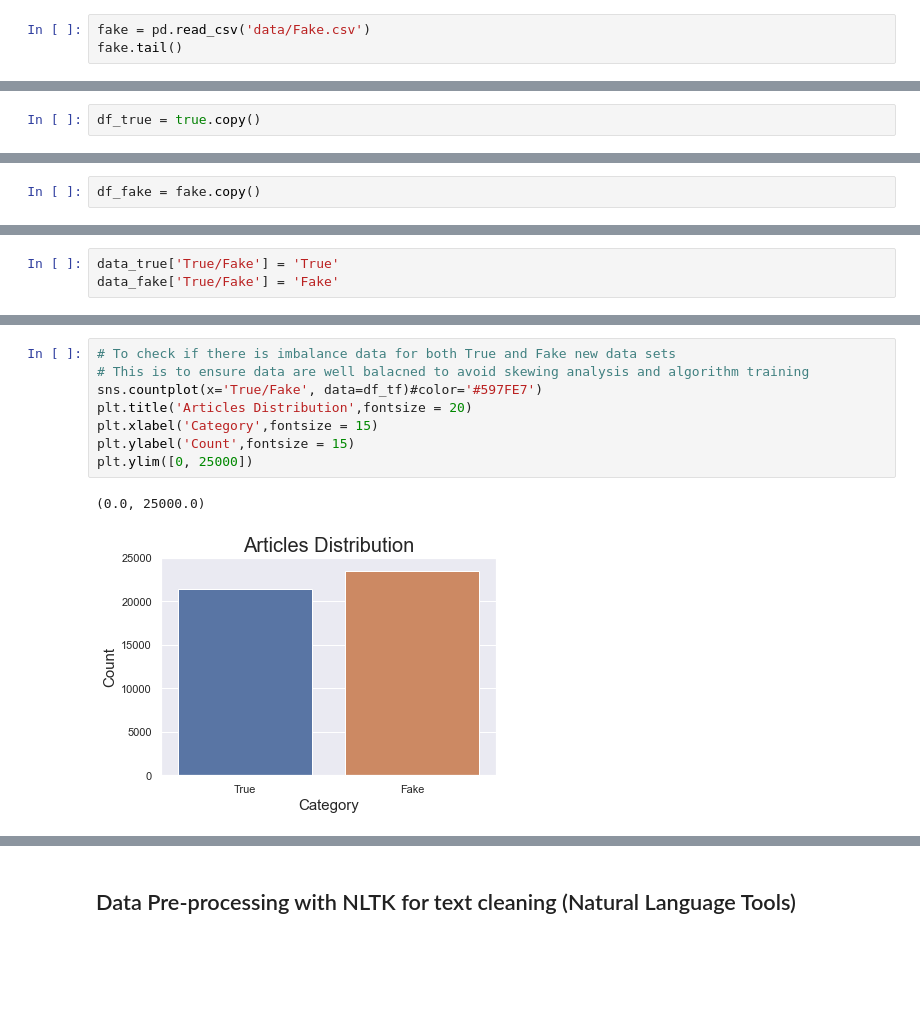
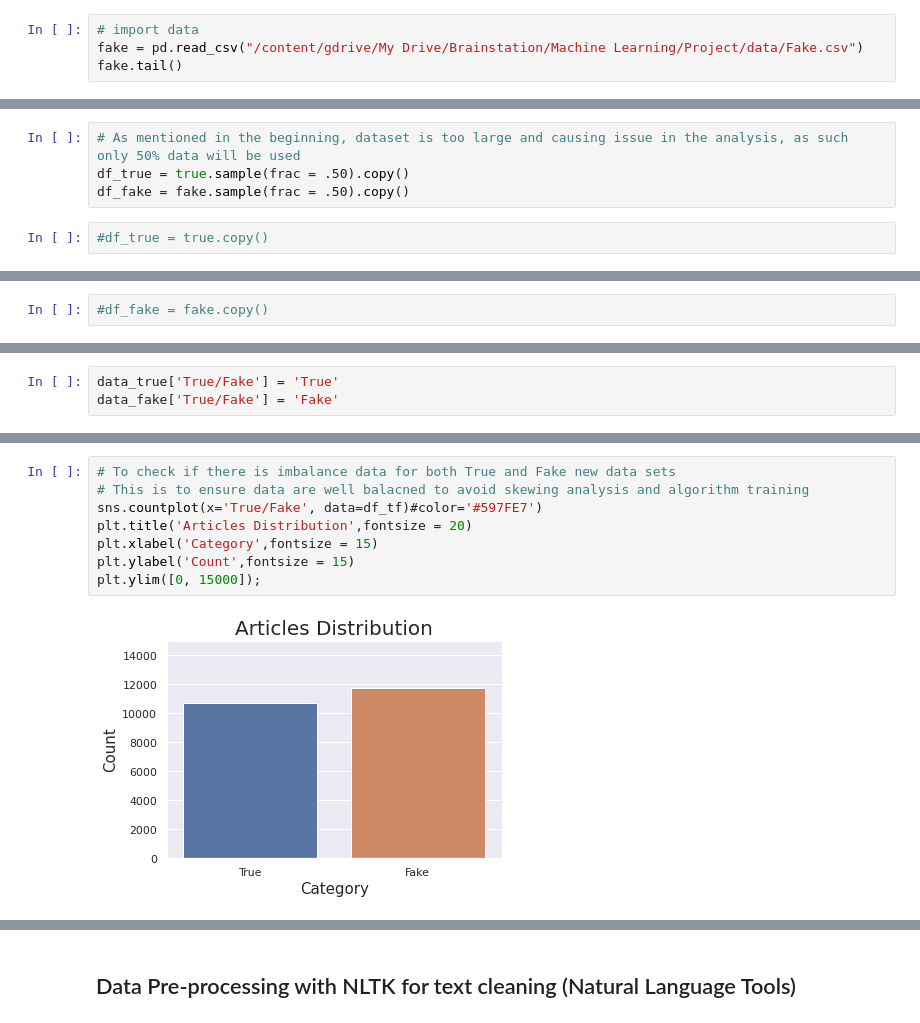
Before and after one commit to conibear/brainstation_machine_learning, a Jupyter notebook: notebook/BrainStation Machine Learning Project.ipynb, the cells around one changed output, grey strips where cells are left out. Saved outputs shown, nothing was run; the diff lists cells and outputs as text; blank space fills up the shorter version.

Commit message:
updated Vectorization
continue with the project using google colab

```diff
--- a/notebook/BrainStation Machine Learning Project.ipynb
+++ b/notebook/BrainStation Machine Learning Project.ipynb
@@ -128,7 +144,8 @@ true.tail()
 | 21415 | Vatican upbeat on possibility of ... | MOSCOW (Reuters) - Vatican Secret... | worldnews | August 22, 2017 |
 | 21416 | Indonesia to buy $1.14 billion wo... | JAKARTA (Reuters) - Indonesia wil... | worldnews | August 22, 2017 |
 # %%
-fake = pd.read_csv('data/Fake.csv')
+# import data
+fake = pd.read_csv("/content/gdrive/My Drive/Brainstation/Machine Learning/Project/data/Fake.csv")
 fake.tail()
 # %% [output]
 |  | title | text | subject | date |
@@ -142,4 +187,8 @@ fake.tail()
 # %% [markdown]
 #### Create a copy of both DataFrames to avoid changes of the original DataFrames, followed by exploring DataFrames details
+# %%
+# As mentioned in the beginning, dataset is too large and causing issue in the analysis, as such only 50% data will be used
+df_true = true.sample(frac = .50).copy()
+df_fake = fake.sample(frac = .50).copy()
 # %%
-df_true = true.copy()
+#df_true = true.copy()
@@ -172,2 +222,2 @@ array(['politicsNews', 'worldnews'], dtype=object)
 # %%
-df_fake = fake.copy()
+#df_fake = fake.copy()
@@ -297,14 +348,13 @@ Name: category, dtype: int64
 # %%
 # To check if there is imbalance data for both True and Fake new data sets
 # This is to ensure data are well balacned to avoid skewing analysis and algorithm training
 sns.countplot(x='True/Fake', data=df_tf)#color='#597FE7')
 plt.title('Articles Distribution',fontsize = 20)
 plt.xlabel('Category',fontsize = 15)
 plt.ylabel('Count',fontsize = 15)
-plt.ylim([0, 25000])
+plt.ylim([0, 15000]);
 # %% [output]
-(0.0, 25000.0)
-[figure, old version]
+[figure, new version]
 # %%
 df_tf.subject.value_counts()
 # %% [output]
```
Also changed, not shown: parts of 97 cells of this notebook, 1 other file.
